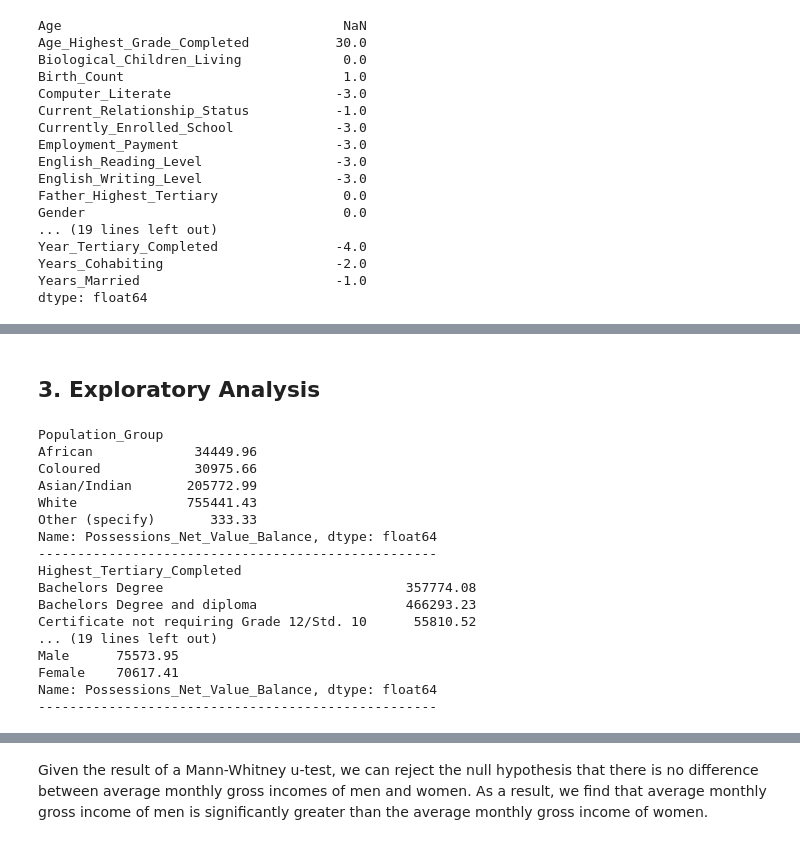
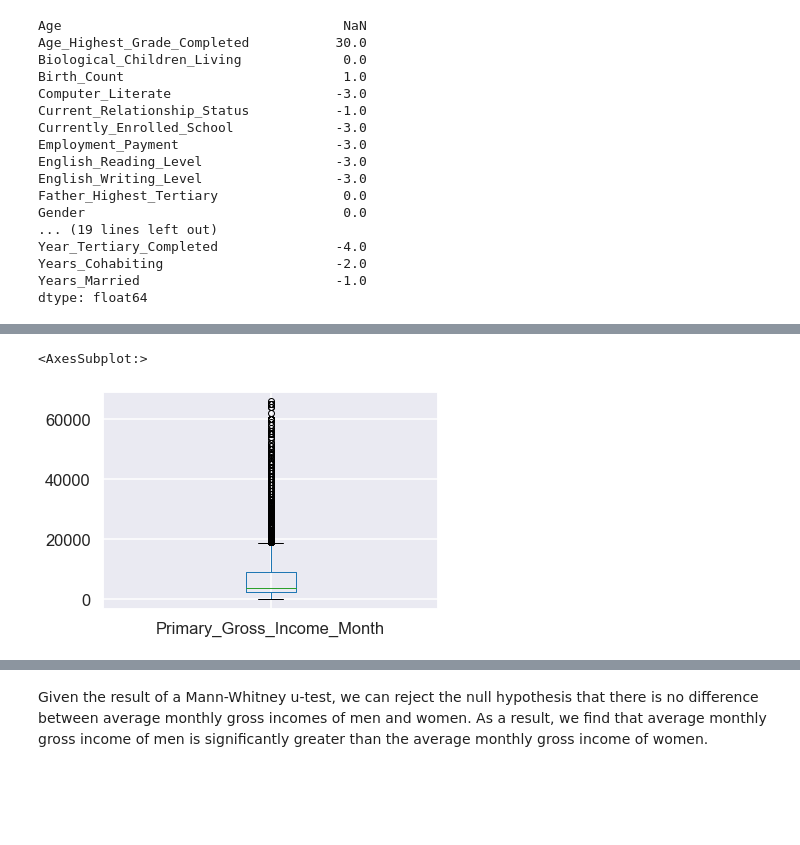
Before and after one commit to DAE-Mini-Project/DEA-Code, a Jupyter notebook: DaeCode.ipynb, the cells around one changed output, grey strips where cells are left out. Cells and saved outputs as stored; diff of their text form; code cells hidden in the pictures; blank space fills up the shorter version.

```diff
--- a/DaeCode.ipynb
+++ b/DaeCode.ipynb
@@ -547,3 +519,16 @@ display(Asset_Details)
+# %%
+for x in ['Possessions_Net_Value_Balance']:
+    q75,q25 = np.percentile(Asset_Details.loc[:,x],[75,25])
+    intr_qr = q75-q25
+
+    max_val = q75+(1.5*intr_qr)
+    min_val = q25-(1.5*intr_qr)
+
+    Asset_Details.loc[Asset_Details[x] < min_val,x] = np.nan
+    Asset_Details.loc[Asset_Details[x] > max_val,x] = np.nan
+    Asset_Details = Asset_Details[Asset_Details['Possessions_Net_Value_Balance'].notna()]
+    Asset_Details = Asset_Details[Asset_Details['Possessions_Net_Value_Balance']>0.0]
+    Asset_Details = Asset_Details[(np.abs(stats.zscore(Asset_Details['Possessions_Net_Value_Balance'])) < 3)]
 # %%
 Income_Details = df_filtered[['Employment_Payment','Primary_Gross_Income_Month','Primary_Net_Income_Month','Main_Job_Income_Category',
                               'Work_Week_Hours','Rec_Share_Profit_Year','Share_Profit_Year','Rec_Share_Profit_Month','Share_Profit_Month','Rec_Bonus_Year',
@@ -652,6 +623,20 @@ Income_Details = clean_payment_existence(Income_Details, 'Other_Income', 'Other_
 Income_Details['Household_Expected_Income_In_5_Years'].fillna(0.0, inplace = True)
 # Replace values: 'Dont know', 'Missing', 'Not applicable' and 'Refused' with 0.0
 Income_Details = Income_Details.replace({'Household_Expected_Income_In_5_Years': {'Missing':0.0 ,'Not applicable': 0.0, 'Refused': 0.0, 'Dont know': 0.0}})
+# %%
+
+for x in ['Primary_Gross_Income_Month']:
+    q75,q25 = np.percentile(Income_Details.loc[:,x],[75,25])
+    intr_qr = q75-q25
+
+    max_val = q75+(1.5*intr_qr)
+    min_val = q25-(1.5*intr_qr)
+
+    Income_Details.loc[Income_Details[x] < min,x] = np.nan
+    Income_Details.loc[Income_Details[x] > max,x] = np.nan
+    Income_Details = Income_Details[Income_Details['Primary_Gross_Income_Month'].notna()]
+    Income_Details = Income_Details[Income_Details['Primary_Gross_Income_Month']>0.0]
+    Income_Details = Income_Details[(np.abs(stats.zscore(Income_Details['Primary_Gross_Income_Month'])) < 3)]
 # %%
 Liability_Details = df_filtered[['Has_Home_Loan','Home_Loan_Balance','Other_Property','Other_Property_Balance',
                                  'Vehicle_Payment','Vehicle_Payment_Balance','Bank_Personal_Loan','Bank_Personal_Loan_Balance',
@@ -787,35 +718,7 @@ dtype: int64
-# %% [markdown]
-## 3. Exploratory Analysis
-# %%
-# Here we look at the mean net possessions value amount by Race, Highest Tertiary Completed, and Gender.
-
-race_mean_netposses = round(Asset_Details.groupby(Personal_Details['Population_Group'])['Possessions_Net_Value_Balance'].mean(),2)
-race_mean_netposses = race_mean_netposses[race_mean_netposses>0.0]
-print(race_mean_netposses)
-print("---------------------------------------------------")
-edu_mean_netposses = round(Asset_Details.groupby(Personal_Details['Highest_Tertiary_Completed'])['Possessions_Net_Value_Balance'].mean(),2)
-edu_mean_netposses = edu_mean_netposses[edu_mean_netposses>0.0]
-print(edu_mean_netposses)
-print("---------------------------------------------------")
-gen_mean_netposses = round(Asset_Details.groupby(Personal_Details['Gender'])['Possessions_Net_Value_Balance'].mean(),2)
-gen_mean_netposses = gen_mean_netposses[gen_mean_netposses>0.0]
-print(gen_mean_netposses)
-print("---------------------------------------------------")
-# %% [output]
-Population_Group
-African             34449.96
-Coloured            30975.66
-Asian/Indian       205772.99
-White              755441.43
-Other (specify)       333.33
-Name: Possessions_Net_Value_Balance, dtype: float64
----------------------------------------------------
-Highest_Tertiary_Completed
-Bachelors Degree                               357774.08
-Bachelors Degree and diploma                   466293.23
-Certificate not requiring Grade 12/Std. 10      55810.52
-... (19 lines left out)
-Male      75573.95
-Female    70617.41
-Name: Possessions_Net_Value_Balance, dtype: float64
----------------------------------------------------
+# %%
+from scipy import stats
+
+Income_Details.boxplot('Primary_Gross_Income_Month')
+# %% [output]
+<AxesSubplot:>
+[figure, added]
```
Also changed, not shown: parts of 33 cells of this notebook.
